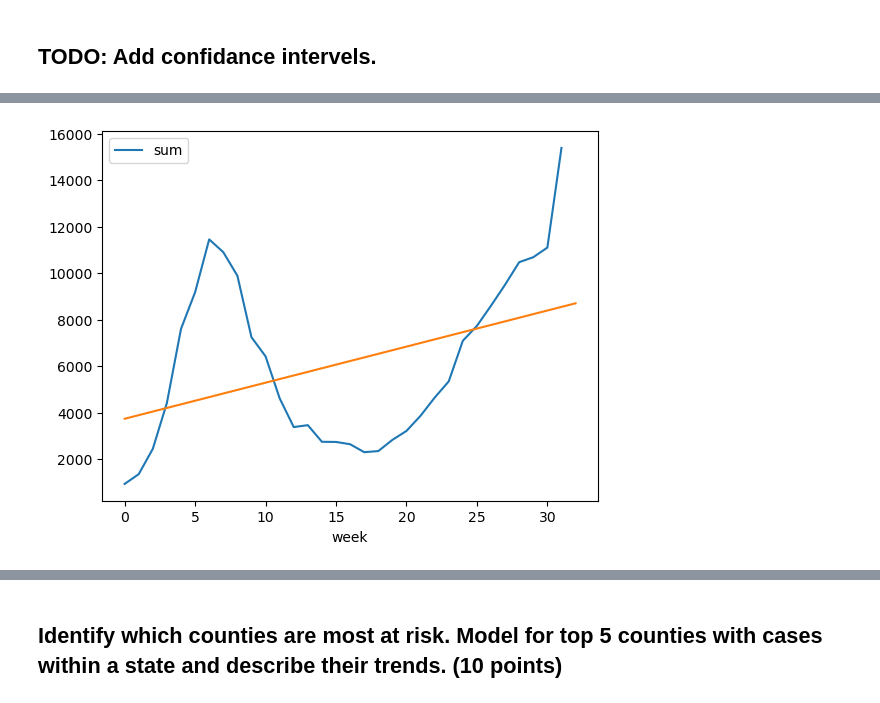
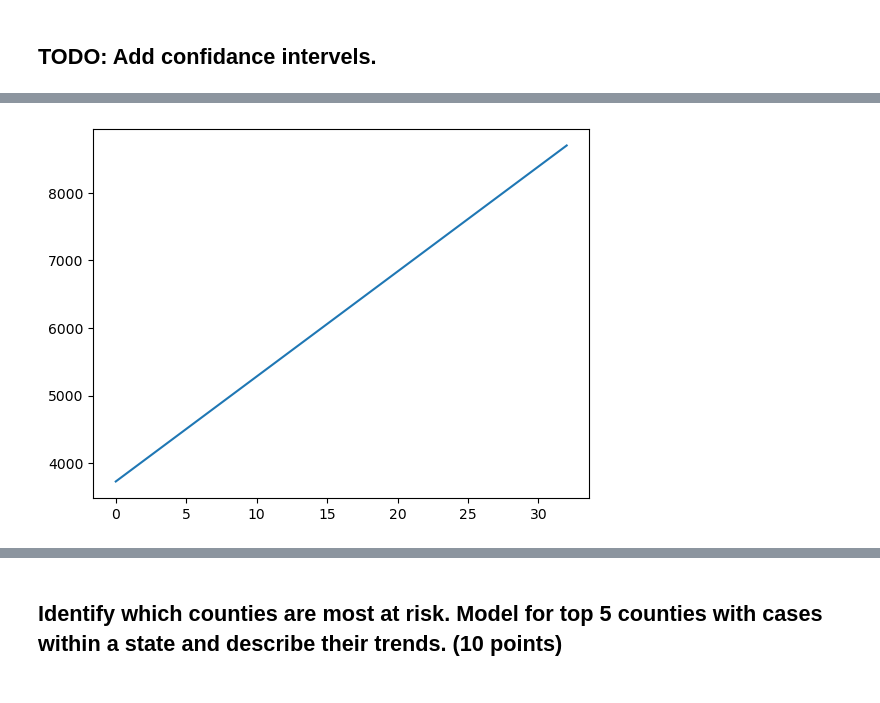
Before and after one commit to aiwayemi/Group-1, a Jupyter notebook: Project Stage - IV_Member_Task_Kevin_Hayes.ipynb, the cells around one changed output, grey strips where cells are left out. Saved outputs shown, nothing was run; the diff lists cells and outputs as text; code cells hidden in the pictures.

Commit message:
work on plotly

```diff
--- a/Project Stage - IV_Member_Task_Kevin_Hayes.ipynb
+++ b/Project Stage - IV_Member_Task_Kevin_Hayes.ipynb
@@ -125,7 +130,14 @@ def create_linear_plot(data, title = None):
     #Using https://stattrek.com/regression/slope-confidence-interval and https://stattrek.com/estimation/margin-of-error for algorithem for finding margin of error
 
     #Initial plot
-    data_weekly.plot(x = "week")
+    #data_weekly.plot(x = "week")
+
+    fig = px.line(data_weekly, x = "week", y = "sum")
+    #Got from https://stackoverflow.com/questions/73834875/plotly-express-how-to-show-legend
+
+    fig.for_each_trace(lambda x: x.update(name = "true value"))
+    fig.update_layout(legend_title="Legend")
+
 
     #Make linear regression for cases
 
@@ -133,7 +145,7 @@ def create_linear_plot(data, title = None):
     X = np.array(data_weekly["week"]).reshape(-1,1)
     lin_reg.fit(X, data_weekly["sum"])
 
-
+    '''
 
     #Get error for confidance intervels
     y_predict = lin_reg.predict(X)
@@ -146,6 +158,7 @@ def create_linear_plot(data, title = None):
 
     std_error = y_err/x_err
     #print(std_error)
+    '''
 
     #TODO: Get confidance intervels from std_err and plot it.
 
@@ -154,9 +167,26 @@ def create_linear_plot(data, title = None):
     X_reg = np.array([i for i in range(len(data_weekly) + 1)]).reshape(-1,1)
     y_reg = lin_reg.predict(X_reg)
 
+    #print(X_reg)
+
+    reg_df = pd.DataFrame(X_reg, columns = ["X_reg"])
+    y_frame = pd.DataFrame(y_reg, columns = ["y_reg"])
+    #print(reg_df)
+    reg_df = reg_df.join(y_frame)
+
+    fig.add_scatter(x = reg_df["X_reg"], y = reg_df["y_reg"], name = "linear prediction")
+    fig.update_layout(showlegend=True)
+
+
+
+    #print(reg_df)
     if title != None:
         plt.title(title)
+        fig.update(title = title)
     plt.plot(X_reg,y_reg)
+
+    fig.show()
+
 
 
 
@@ -166,4 +197,4 @@ create_linear_plot(fl_cases)
-[figure, old version]
+[figure, new version]
 # %%
 def create_polynomial_plot(data, degree = 5, title = None):
     data_dates = get_dates(data)
```
Also changed, not shown: parts of 21 cells of this notebook.
